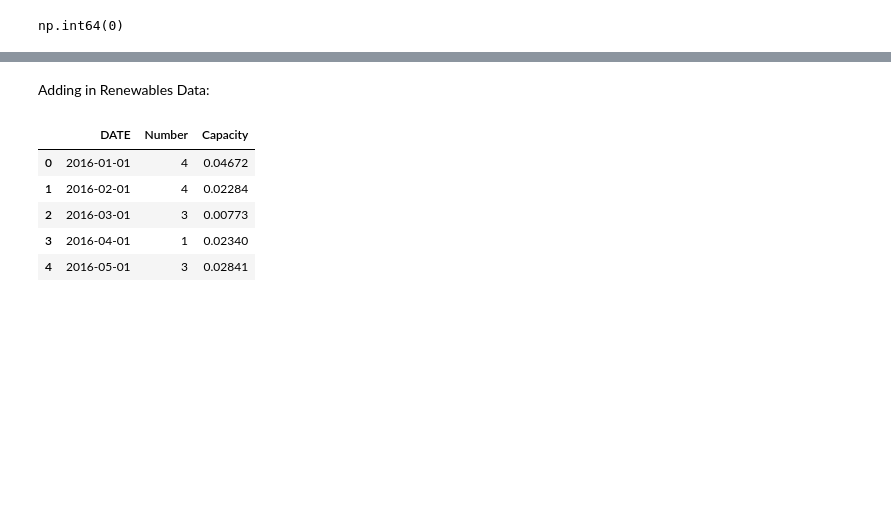
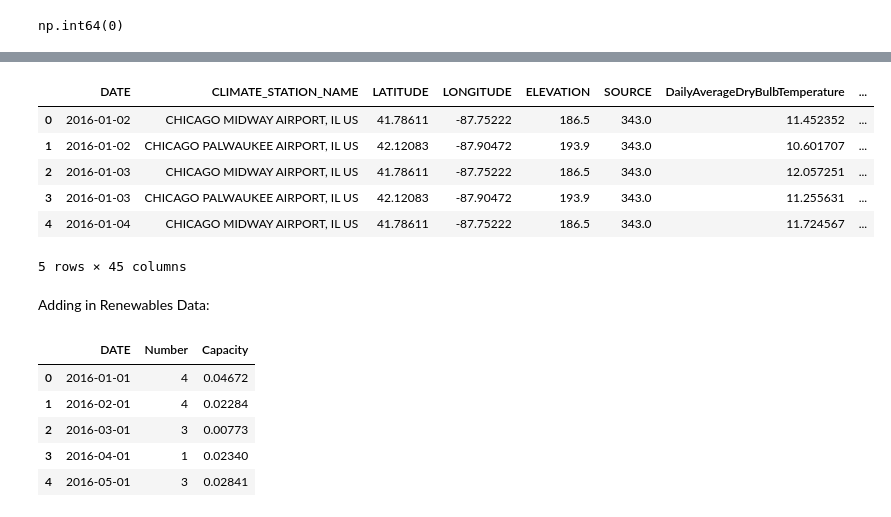
Before and after one commit to griffinberonio/AAE-724-Repo, a Jupyter notebook: airdatanotebook.ipynb, the cells around one changed output, grey strips where cells are left out. Cells and saved outputs as stored; diff of their text form; code cells hidden in the pictures; blank space fills up the shorter version.

```diff
--- a/airdatanotebook.ipynb
+++ b/airdatanotebook.ipynb
@@ -1237,6 +1245,16 @@ merged_df = finalclimatedf.merge(
     how='left'
 )
 final_indexed_df = merged_df.set_index(['DATE', 'CLIMATE_STATION_NAME']).sort_index().reset_index()
+# %%
+final_indexed_df.head()
+# %% [output]
+|  | DATE | CLIMATE_STATION_NAME | LATITUDE | LONGITUDE | ELEVATION | SOURCE | DailyAverageDryBulbTemperature | ... |
+| 0 | 2016-01-02 | CHICAGO MIDWAY AIRPORT, IL US | 41.78611 | -87.75222 | 186.5 | 343.0 | 11.452352 | ... |
+| 1 | 2016-01-02 | CHICAGO PALWAUKEE AIRPORT, IL US | 42.12083 | -87.90472 | 193.9 | 343.0 | 10.601707 | ... |
+| 2 | 2016-01-03 | CHICAGO MIDWAY AIRPORT, IL US | 41.78611 | -87.75222 | 186.5 | 343.0 | 12.057251 | ... |
+| 3 | 2016-01-03 | CHICAGO PALWAUKEE AIRPORT, IL US | 42.12083 | -87.90472 | 193.9 | 343.0 | 11.255631 | ... |
+| 4 | 2016-01-04 | CHICAGO MIDWAY AIRPORT, IL US | 41.78611 | -87.75222 | 186.5 | 343.0 | 11.724567 | ... |
+5 rows × 45 columns
 # %% [markdown]
 Adding in Renewables Data:
 # %%
```
Also changed, not shown: parts of 30 cells of this notebook, 3 other files.
